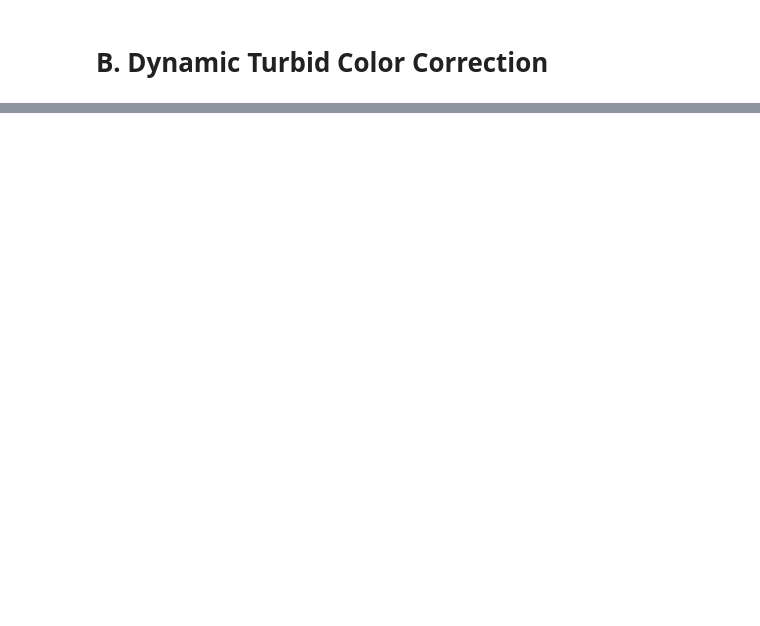
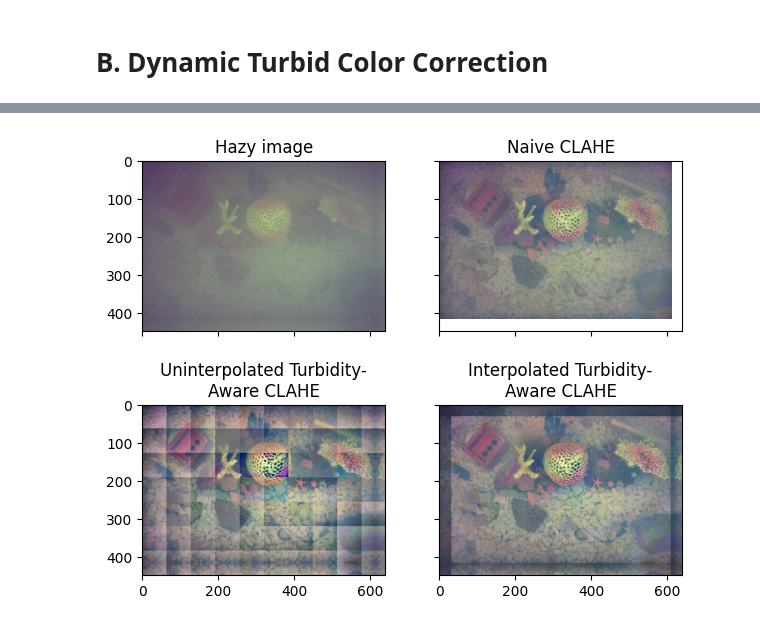
Before and after one commit to benjaminwp18/underwater-dehazing-python, a Jupyter notebook: stepwise.ipynb, the cells around one changed output, grey strips where cells are left out. Saved outputs shown, nothing was run; the diff lists cells and outputs as text; code cells hidden in the pictures; blank space fills up the shorter version.

```diff
--- a/stepwise.ipynb
+++ b/stepwise.ipynb
@@ -183,0 +44,36 @@ plot_img(np.hstack((img_cl, u8_as_floats)))
+# %%
+n = 64
+padded_w_in_blocks = img.w // n + 1
+padded_w = padded_w_in_blocks * n
+padded_h_in_blocks = img.h // n + 1
+padded_h = padded_h_in_blocks * n
+
+img_before_padding = img.clone()
+
+print(padded_w_in_blocks * padded_h_in_blocks)
+
+padding_w = padded_w - img.w
+padding_h = padded_h - img.h
+
+print('unpadded', img.cf.shape)
+
+channels: list[FloatArray] = []
+for channel in img.cf:
+    channels.append(cv2.copyMakeBorder(channel, 0, padding_h, 0, padding_w, cv2.BORDER_DEFAULT).astype(np.float32))
+
+img.set_cl(cv2.merge(channels).astype(np.float32))
+
+print('padded', img.cf.shape)
+
+# plot_img(img)
+# plot_img(basic_CLAHE_float(img))
+
+blocks = []
+
+for y in range(padded_h_in_blocks):
+    for x in range(padded_w_in_blocks):
+        blocks.append(
+            OrderedImage(img.cl[y * n:y * n + n, x * n:x * n + n])
+        )
+
+# plot_imgs(blocks, max_cols=padded_w_in_blocks)
@@ -183,0 +204,11 @@ plot_img(np.hstack((img_cl, u8_as_floats)))
+# %%
+from clahe import adaptive_clahe
+
+clip_limits = np.asarray(clip_limits)
+clip_limits = np.reshape(clip_limits, shape=(padded_h_in_blocks, padded_w_in_blocks))
+
+clahed3 = adaptive_clahe(img_before_padding, clip_limits, tile_size=n)
+# %%
+plot_imgs([img, clahed1, clahed2, clahed3], titles=['Hazy image', 'Naive CLAHE', 'Uninterpolated Turbidity-\nAware CLAHE', '\nInterpolated Turbidity-\nAware CLAHE'])
+# %% [output]
+[figure, added]
```
Also changed, not shown: parts of 12 cells of this notebook, 15 other files.
